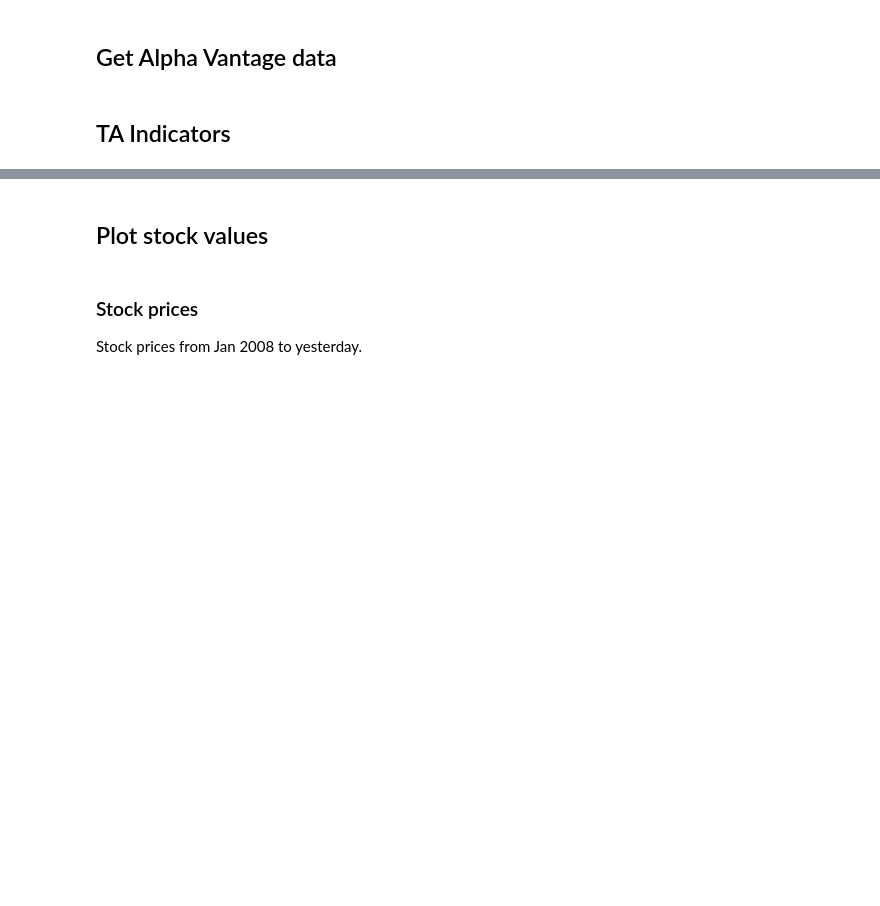
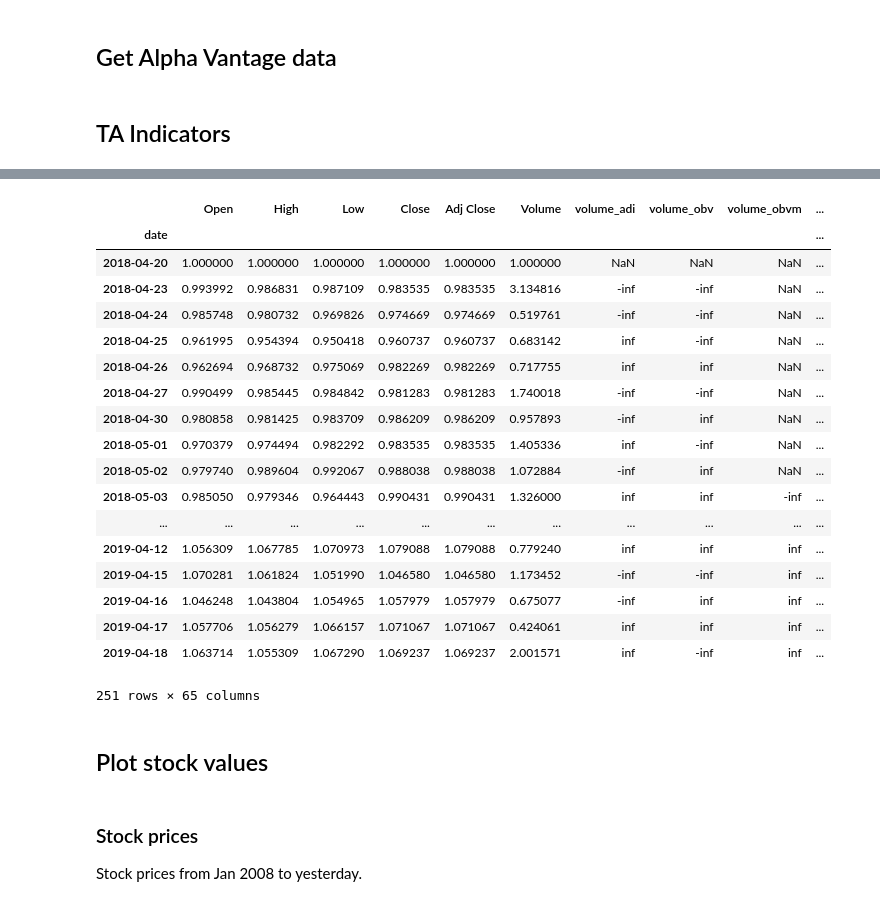
Before and after one commit to kairosart/factors, a Jupyter notebook: strategy_learner_getting_online_data.ipynb, the cells around one changed output, grey strips where cells are left out. Cells and saved outputs as stored; diff of their text form; code cells hidden in the pictures; blank space fills up the shorter version.

```diff
--- a/strategy_learner_getting_online_data.ipynb
+++ b/strategy_learner_getting_online_data.ipynb
@@ -151,3 +161,25 @@ memory usage: 139.4+ KB
+# %%
+normalize_data(df)
+# %% [output]
+|  | Open | High | Low | Close | Adj Close | Volume | volume_adi | volume_obv | volume_obvm | ... |
+| date |  |  |  |  |  |  |  |  |  | ... |
+| 2018-04-20 | 1.000000 | 1.000000 | 1.000000 | 1.000000 | 1.000000 | 1.000000 | NaN | NaN | NaN | ... |
+| 2018-04-23 | 0.993992 | 0.986831 | 0.987109 | 0.983535 | 0.983535 | 3.134816 | -inf | -inf | NaN | ... |
+| 2018-04-24 | 0.985748 | 0.980732 | 0.969826 | 0.974669 | 0.974669 | 0.519761 | -inf | -inf | NaN | ... |
+| 2018-04-25 | 0.961995 | 0.954394 | 0.950418 | 0.960737 | 0.960737 | 0.683142 | inf | -inf | NaN | ... |
+| 2018-04-26 | 0.962694 | 0.968732 | 0.975069 | 0.982269 | 0.982269 | 0.717755 | inf | inf | NaN | ... |
+| 2018-04-27 | 0.990499 | 0.985445 | 0.984842 | 0.981283 | 0.981283 | 1.740018 | -inf | -inf | NaN | ... |
+| 2018-04-30 | 0.980858 | 0.981425 | 0.983709 | 0.986209 | 0.986209 | 0.957893 | -inf | inf | NaN | ... |
+| 2018-05-01 | 0.970379 | 0.974494 | 0.982292 | 0.983535 | 0.983535 | 1.405336 | inf | -inf | NaN | ... |
+| 2018-05-02 | 0.979740 | 0.989604 | 0.992067 | 0.988038 | 0.988038 | 1.072884 | -inf | inf | NaN | ... |
+| 2018-05-03 | 0.985050 | 0.979346 | 0.964443 | 0.990431 | 0.990431 | 1.326000 | inf | inf | -inf | ... |
+| ... | ... | ... | ... | ... | ... | ... | ... | ... | ... | ... |
+| 2019-04-12 | 1.056309 | 1.067785 | 1.070973 | 1.079088 | 1.079088 | 0.779240 | inf | inf | inf | ... |
+| 2019-04-15 | 1.070281 | 1.061824 | 1.051990 | 1.046580 | 1.046580 | 1.173452 | -inf | -inf | inf | ... |
+| 2019-04-16 | 1.046248 | 1.043804 | 1.054965 | 1.057979 | 1.057979 | 0.675077 | -inf | inf | inf | ... |
+| 2019-04-17 | 1.057706 | 1.056279 | 1.066157 | 1.071067 | 1.071067 | 0.424061 | inf | inf | inf | ... |
+| 2019-04-18 | 1.063714 | 1.055309 | 1.067290 | 1.069237 | 1.069237 | 2.001571 | inf | -inf | inf | ... |
+251 rows × 65 columns
 # %% [markdown]
 ## Plot stock values
 # %% [markdown]
```
Also changed, not shown: parts of 2 cells of this notebook, 3 other files.
